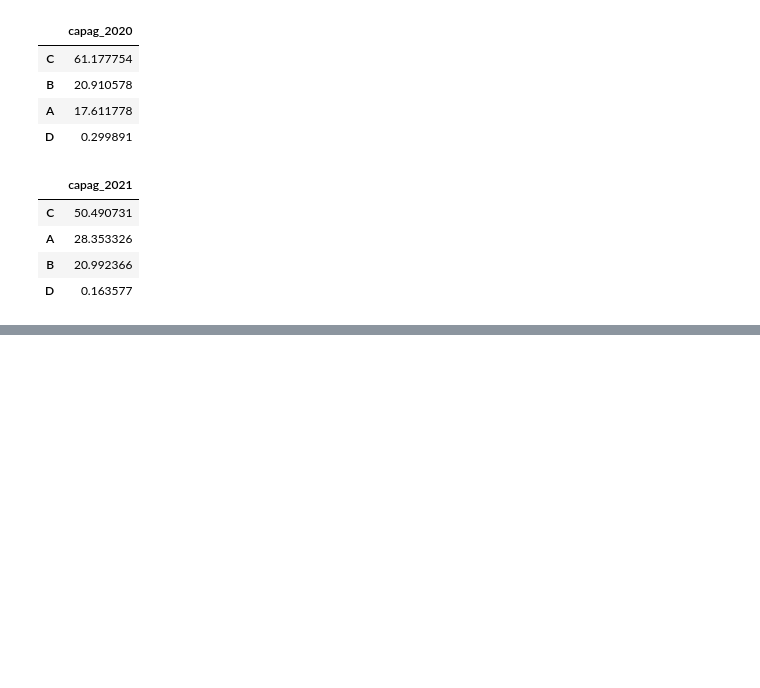
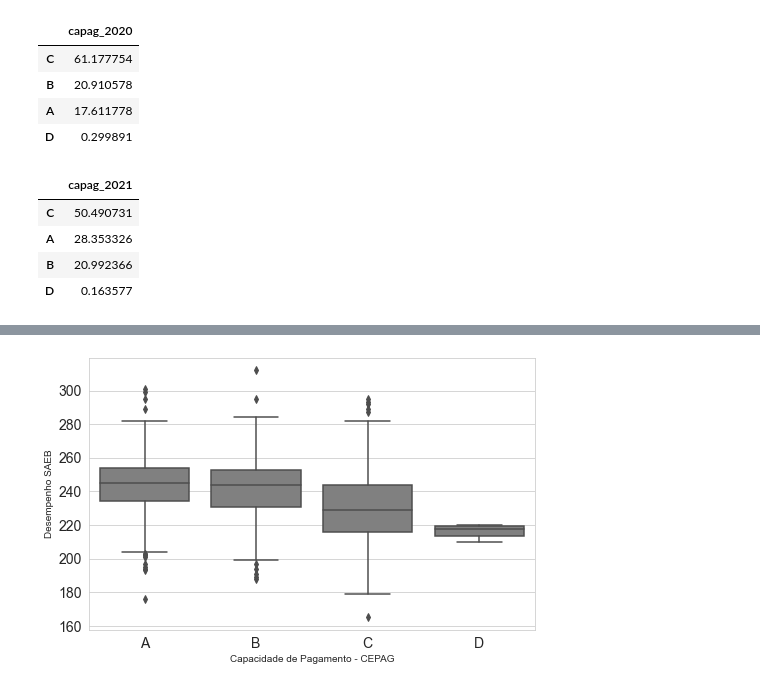
Before and after one commit to daianeklein/cursos-bootcamps, a Jupyter notebook: Mackenzie/TAC/CAPAG.ipynb, the cells around one changed output, grey strips where cells are left out. Drawn from its saved outputs; the diff is of its cells as text; code cells hidden in the pictures; blank space fills up the shorter version.

```diff
--- a/Mackenzie/TAC/CAPAG.ipynb
+++ b/Mackenzie/TAC/CAPAG.ipynb
@@ -116,0 +131,31 @@ plotar_grafico()
+# %%
+saeb['saeb'] = saeb[['LP', 'MT']].apply(lambda x: round((x['LP'] + x['MT']) / 2, 0), axis = 1)
+saeb = saeb.rename(columns = ({'CO_MUNICIPIO' : 'Cod.IBGE'}))
+# %%
+df = df.merge(saeb[['Cod.IBGE', 'saeb']], how = 'inner', on = 'Cod.IBGE')
+# %%
+capag_dict = {'A' : 1,
+             'B' : 2,
+             'C' : 3,
+             'D' : 4}
+
+df['capag'] = df['capag'].map(capag_dict)
+# %%
+capag_dict = {1:'A',
+             2:'B',
+             3:'C' ,
+             4:'D' }
+
+df['capag'] = df['capag'].map(capag_dict)
+# %%
+plt.figure(figsize = (8, 5))
+
+sns.set_style("whitegrid")
+order = ['A', 'B', 'C', 'D']
+sns.boxplot(data = df, x = 'capag', y = 'saeb', color = 'grey', order = order);
+plt.xticks(fontsize = 14);
+plt.yticks(fontsize = 14);
+plt.ylabel('Desempenho SAEB');
+plt.xlabel('Capacidade de Pagamento - CEPAG');
+# %% [output]
+[figure, added]
```
Also changed, not shown: parts of 33 cells of this notebook.
